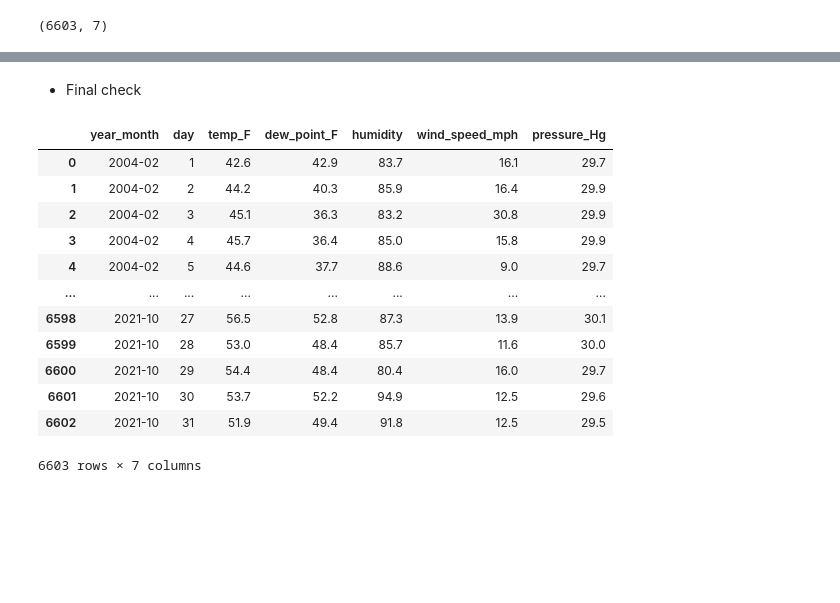
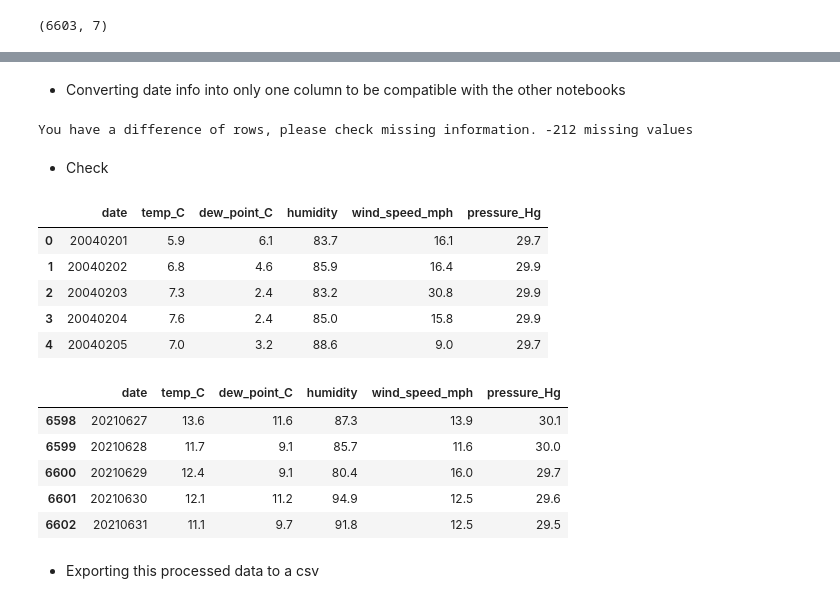
Before and after one commit to ClauCarloni/data_final_project, a Jupyter notebook: webscraping_globalcase.ipynb, the cells around one changed output, grey strips where cells are left out. Saved outputs shown, nothing was run; the diff lists cells and outputs as text; code cells hidden in the pictures; blank space fills up the shorter version.

Commit message:
Adding updated notebooks + backup version from corrupted one

```diff
--- a/webscraping_globalcase.ipynb
+++ b/webscraping_globalcase.ipynb
@@ -255,0 +329,5 @@ for i in col_to_change:
+# %%
+celsius = lambda fahrenheit: round((fahrenheit-32)*(5/9),1)
+# %%
+bigdf['temp_C'] = [celsius(x) for x in bigdf['temp_F']]
+bigdf['dew_point_C'] = [celsius(x) for x in bigdf['dew_point_F']]
@@ -256,18 +340,51 @@ for i in col_to_change:
+# %%
+bigdf = bigdf[['year_month', 'day', 'temp_C', 'dew_point_C', 'humidity',
+       'wind_speed_mph', 'pressure_Hg']]
+# %% [markdown]
+- Converting date info into only one column to be compatible with the other notebooks
+# %%
+a = [x.replace('-', '') for x in bigdf['year_month']]
+b = [str(x).zfill(2) for x in bigdf['day']]
+
+date = [x+y for x,y in zip(a,b)]
+bigdf['date'] = date
+bigdf = bigdf[['date', 'temp_C', 'dew_point_C', 'humidity',
+       'wind_speed_mph', 'pressure_Hg']]
+# %%
+# Calculating the days within the dataset interval based on the head() and tail()
+d0 = dt(2004, 2, 1)
+d1 = dt(2021, 7, 31)
+delta = (d1 - d0).days
+
+# Calculating the amount of lines in the dataset
+delta2 = len(bigdf['date'])-1
+
+# Doing the check
+if (int(delta) - delta2) == 0:
+    print('Ok number of rows!')
+else:
+    print('You have a difference of rows, please check missing information.', int(delta) - delta2, 'missing values')
+# %% [output]
+You have a difference of rows, please check missing information. -212 missing values
 # %% [markdown]
-- Final check
+- Check
 # %%
-bigdf
+bigdf.head()
 # %% [output]
-|  | year_month | day | temp_F | dew_point_F | humidity | wind_speed_mph | pressure_Hg |
-| 0 | 2004-02 | 1 | 42.6 | 42.9 | 83.7 | 16.1 | 29.7 |
-| 1 | 2004-02 | 2 | 44.2 | 40.3 | 85.9 | 16.4 | 29.9 |
-| 2 | 2004-02 | 3 | 45.1 | 36.3 | 83.2 | 30.8 | 29.9 |
-| 3 | 2004-02 | 4 | 45.7 | 36.4 | 85.0 | 15.8 | 29.9 |
-| 4 | 2004-02 | 5 | 44.6 | 37.7 | 88.6 | 9.0 | 29.7 |
-| ... | ... | ... | ... | ... | ... | ... | ... |
-| 6598 | 2021-10 | 27 | 56.5 | 52.8 | 87.3 | 13.9 | 30.1 |
-| 6599 | 2021-10 | 28 | 53.0 | 48.4 | 85.7 | 11.6 | 30.0 |
-| 6600 | 2021-10 | 29 | 54.4 | 48.4 | 80.4 | 16.0 | 29.7 |
-| 6601 | 2021-10 | 30 | 53.7 | 52.2 | 94.9 | 12.5 | 29.6 |
-| 6602 | 2021-10 | 31 | 51.9 | 49.4 | 91.8 | 12.5 | 29.5 |
+|  | date | temp_C | dew_point_C | humidity | wind_speed_mph | pressure_Hg |
+| 0 | 20040201 | 5.9 | 6.1 | 83.7 | 16.1 | 29.7 |
+| 1 | 20040202 | 6.8 | 4.6 | 85.9 | 16.4 | 29.9 |
+| 2 | 20040203 | 7.3 | 2.4 | 83.2 | 30.8 | 29.9 |
+| 3 | 20040204 | 7.6 | 2.4 | 85.0 | 15.8 | 29.9 |
+| 4 | 20040205 | 7.0 | 3.2 | 88.6 | 9.0 | 29.7 |
-6603 rows × 7 columns
+# %%
+bigdf.tail()
+# %% [output]
+|  | date | temp_C | dew_point_C | humidity | wind_speed_mph | pressure_Hg |
+| 6598 | 20210627 | 13.6 | 11.6 | 87.3 | 13.9 | 30.1 |
+| 6599 | 20210628 | 11.7 | 9.1 | 85.7 | 11.6 | 30.0 |
+| 6600 | 20210629 | 12.4 | 9.1 | 80.4 | 16.0 | 29.7 |
+| 6601 | 20210630 | 12.1 | 11.2 | 94.9 | 12.5 | 29.6 |
+| 6602 | 20210631 | 11.1 | 9.7 | 91.8 | 12.5 | 29.5 |
+# %% [markdown]
+- Exporting this processed data to a csv
```
Also changed, not shown: parts of 16 cells of this notebook, 2 other files.
